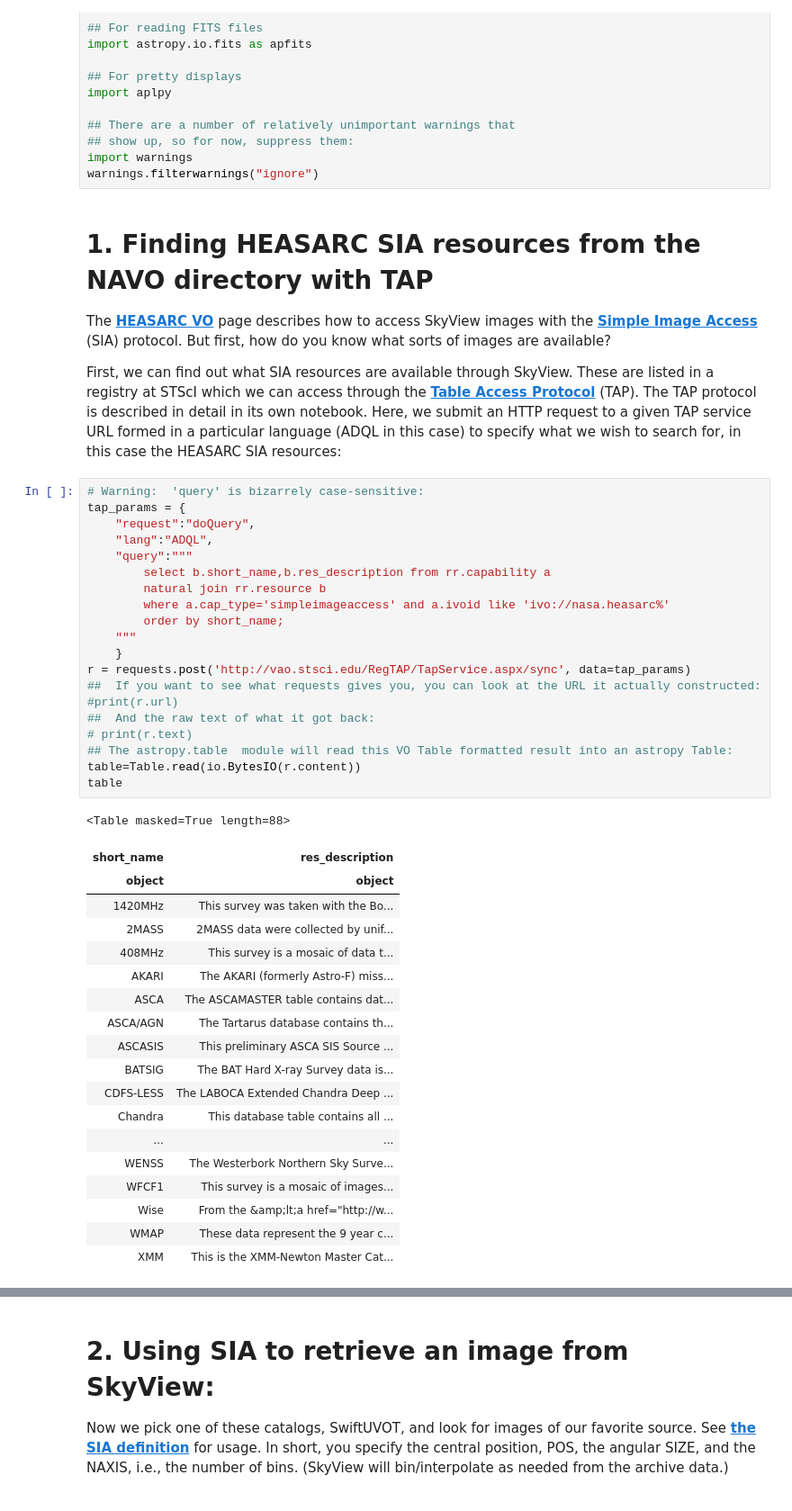
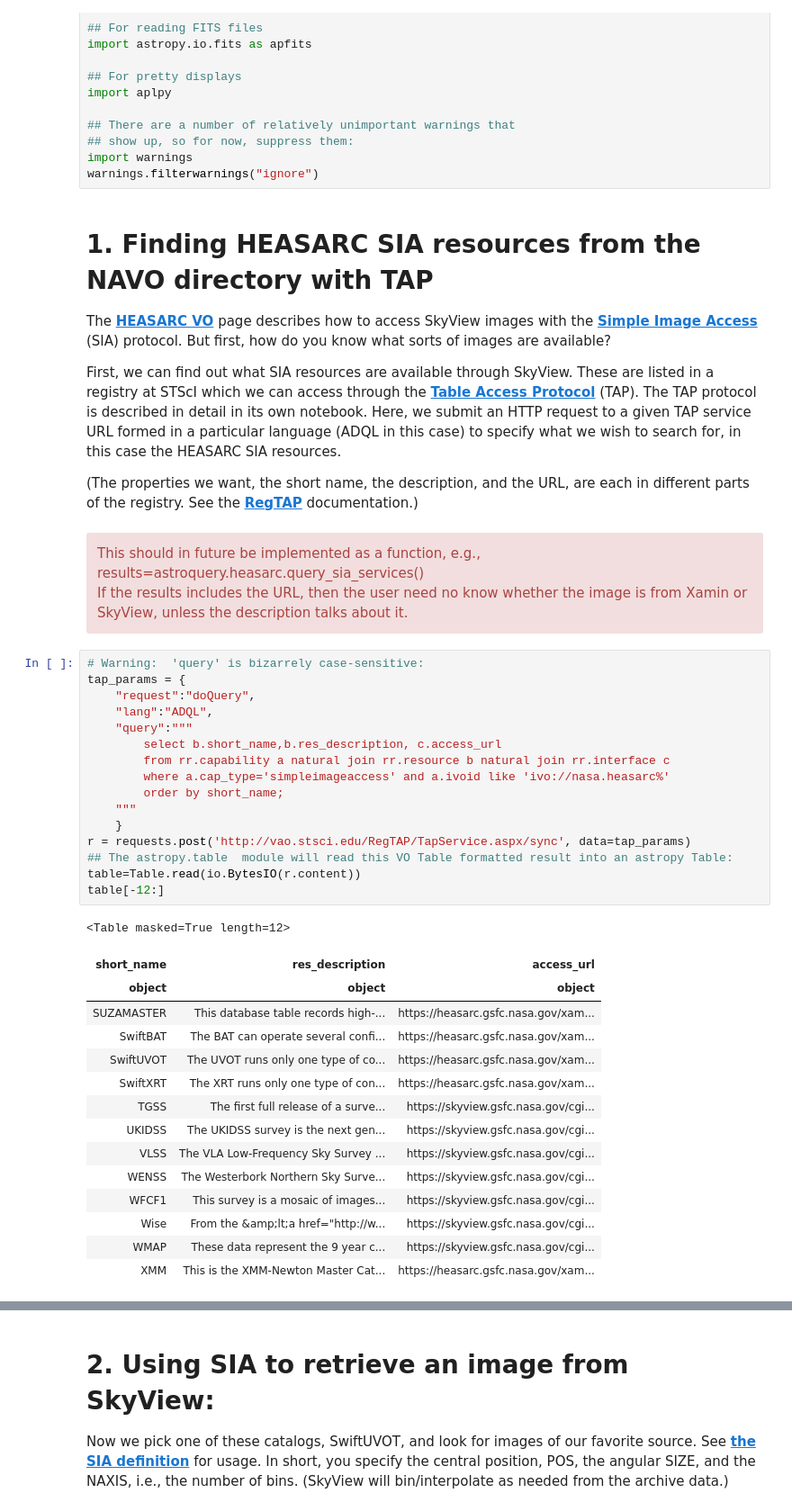
Before and after one commit to NASA-NAVO/aas_workshop_2018, a Jupyter notebook: heasarc/heasarc_Image_Access.ipynb, the cells around one changed output, grey strips where cells are left out. Shown at 90% size. Cells and saved outputs as stored; diff of their text form.

```diff
--- a/heasarc/heasarc_Image_Access.ipynb
+++ b/heasarc/heasarc_Image_Access.ipynb
@@ -32,44 +32,44 @@ warnings.filterwarnings("ignore")
 
 The __[HEASARC VO](https://heasarc.gsfc.nasa.gov/docs/archive/vo/instructions.html#_accessing)__ page describes how to access SkyView images with the __[Simple Image Access](http://www.ivoa.net/documents/SIA/)__ (SIA) protocol. But first, how do you know what sorts of images are available?
 
-First, we can find out what SIA resources are available through SkyView. These are listed in a registry at STScI which we can access through the __[Table Access Protocol](http://www.ivoa.net/documents/TAP/)__ (TAP). The TAP protocol is described in detail in its own notebook.  Here, we submit an HTTP request to a given TAP service URL formed in a particular language (ADQL in this case) to specify what we wish to search for, in this case the HEASARC SIA resources:
+First, we can find out what SIA resources are available through SkyView. These are listed in a registry at STScI which we can access through the __[Table Access Protocol](http://www.ivoa.net/documents/TAP/)__ (TAP). The TAP protocol is described in detail in its own notebook.  Here, we submit an HTTP request to a given TAP service URL formed in a particular language (ADQL in this case) to specify what we wish to search for, in this case the HEASARC SIA resources.
+
+(The properties we want, the short name, the description, and the URL, are each in different parts of the registry.  See the __[RegTAP](http://www.ivoa.net/documents/RegTAP/)__ documentation.)
+# %% [markdown]
+<div class="alert alert-block alert-danger">
+This should in future be implemented as a function, e.g.,<br>
+    results=astroquery.heasarc.query_sia_services()<br>
+If the results includes the URL, then the user need no know whether the image is from Xamin or SkyView, unless the description talks about it.
+</div>
 # %%
 # Warning:  'query' is bizarrely case-sensitive:
 tap_params = {
     "request":"doQuery",
     "lang":"ADQL",
     "query":"""
-        select b.short_name,b.res_description from rr.capability a
-        natural join rr.resource b
+        select b.short_name,b.res_description, c.access_url
+        from rr.capability a natural join rr.resource b natural join rr.interface c
         where a.cap_type='simpleimageaccess' and a.ivoid like 'ivo://nasa.heasarc%'
         order by short_name;
     """
     }
 r = requests.post('http://vao.stsci.edu/RegTAP/TapService.aspx/sync', data=tap_params)
-##  If you want to see what requests gives you, you can look at the URL it actually constructed:
-#print(r.url)
-##  And the raw text of what it got back:
-# print(r.text)
 ## The astropy.table  module will read this VO Table formatted result into an astropy Table:
 table=Table.read(io.BytesIO(r.content))
-table
+table[-12:]
 # %% [output]
-<Table masked=True length=88>
+<Table masked=True length=12>
-| short_name | res_description |
-| object | object |
-| 1420MHz | This survey was taken with the Bo... |
-| 2MASS | 2MASS data were collected by unif... |
-| 408MHz | This survey is a mosaic of data t... |
-| AKARI | The AKARI (formerly Astro-F) miss... |
-| ASCA | The ASCAMASTER table contains dat... |
-| ASCA/AGN | The Tartarus database contains th... |
-| ASCASIS | This preliminary ASCA SIS Source ... |
-| BATSIG | The BAT Hard X-ray Survey data is... |
-| CDFS-LESS | The LABOCA Extended Chandra Deep ... |
-| Chandra | This database table contains all ... |
-| ... | ... |
-| WENSS | The Westerbork Northern Sky Surve... |
-| WFCF1 | This survey is a mosaic of images... |
-| Wise | From the &amp;lt;a href="http://w... |
-| WMAP | These data represent the 9 year c... |
-| XMM | This is the XMM-Newton Master Cat... |
+| short_name | res_description | access_url |
+| object | object | object |
+| SUZAMASTER | This database table records high-... | https://heasarc.gsfc.nasa.gov/xam... |
+| SwiftBAT | The BAT can operate several confi... | https://heasarc.gsfc.nasa.gov/xam... |
+| SwiftUVOT | The UVOT runs only one type of co... | https://heasarc.gsfc.nasa.gov/xam... |
+| SwiftXRT | The XRT runs only one type of con... | https://heasarc.gsfc.nasa.gov/xam... |
+| TGSS | The first full release of a surve... | https://skyview.gsfc.nasa.gov/cgi... |
+| UKIDSS | The UKIDSS survey is the next gen... | https://skyview.gsfc.nasa.gov/cgi... |
+| VLSS | The VLA Low-Frequency Sky Survey ... | https://skyview.gsfc.nasa.gov/cgi... |
+| WENSS | The Westerbork Northern Sky Surve... | https://skyview.gsfc.nasa.gov/cgi... |
+| WFCF1 | This survey is a mosaic of images... | https://skyview.gsfc.nasa.gov/cgi... |
+| Wise | From the &amp;lt;a href="http://w... | https://skyview.gsfc.nasa.gov/cgi... |
+| WMAP | These data represent the 9 year c... | https://skyview.gsfc.nasa.gov/cgi... |
+| XMM | This is the XMM-Newton Master Cat... | https://heasarc.gsfc.nasa.gov/xam... |
```
Also changed, not shown: parts of 17 cells of this notebook, 2 other files.
